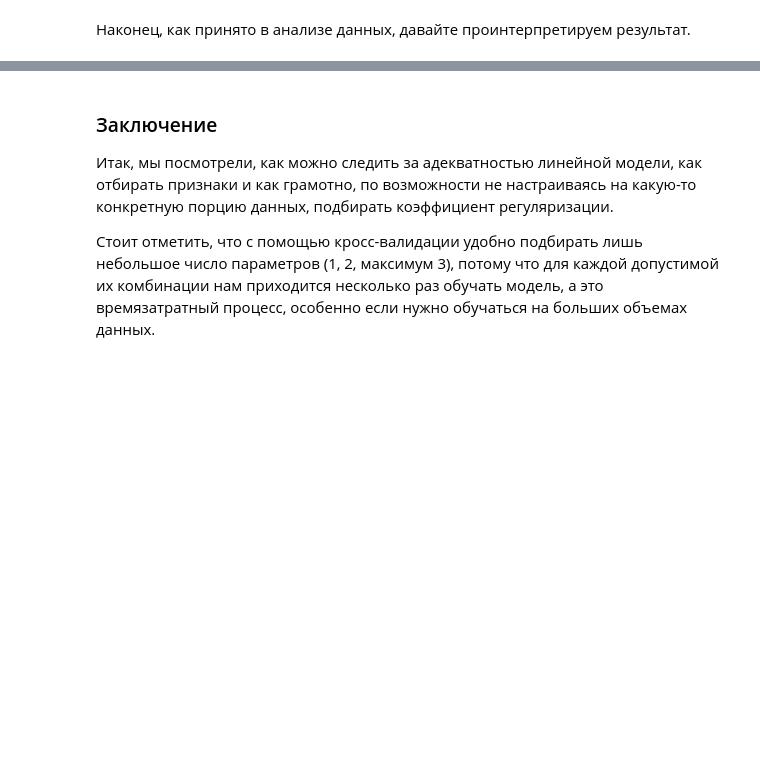
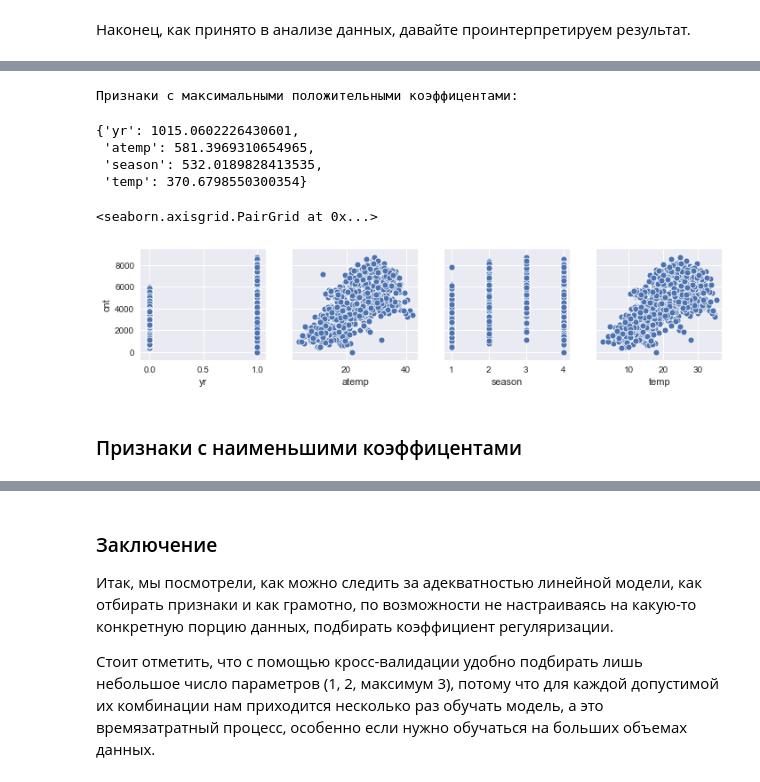
Before and after one commit to SmirnovAlexander/MachineLearningDataAnalysis, a Jupyter notebook: SupervisedLearning/BikeRentPrediction/BikeRentPrediction.ipynb, the cells around one changed output, grey strips where cells are left out. Cells and saved outputs as stored; diff of their text form; code cells hidden in the pictures; blank space fills up the shorter version.

```diff
--- a/SupervisedLearning/BikeRentPrediction/BikeRentPrediction.ipynb
+++ b/SupervisedLearning/BikeRentPrediction/BikeRentPrediction.ipynb
@@ -206,0 +363,4 @@ __Блок 3. Ответьте на вопросы (каждый 0.5 балла)
+# %%
+results = dict(zip(df.columns[:-1], regressor.coef_))
+
+results
@@ -206,0 +380,22 @@ __Блок 3. Ответьте на вопросы (каждый 0.5 балла)
+# %%
+indexes_of_max_values = np.array(list(results.values())).argsort()[-4:][::-1]
+
+max_values = np.sort(np.array(list(results.values())))[::-1][:4]
+
+categories_of_max_values = np.array(list(results.keys()))[indexes_of_max_values]
+
+print('Признаки с максимальными положительными коэффицентами: ')
+dict(zip(categories_of_max_values, max_values))
+# %% [output]
+Признаки с максимальными положительными коэффицентами:
+{'yr': 1015.0602226430601,
+ 'atemp': 581.3969310654965,
+ 'season': 532.0189828413535,
+ 'temp': 370.6798550300354}
+# %%
+display(sns.pairplot(df, x_vars=categories_of_max_values, y_vars='cnt'))
+# %% [output]
+<seaborn.axisgrid.PairGrid at 0x...>
+[figure, added]
+# %% [markdown]
+### Признаки с наименьшими коэффицентами
```
Also changed, not shown: parts of 29 cells of this notebook.
